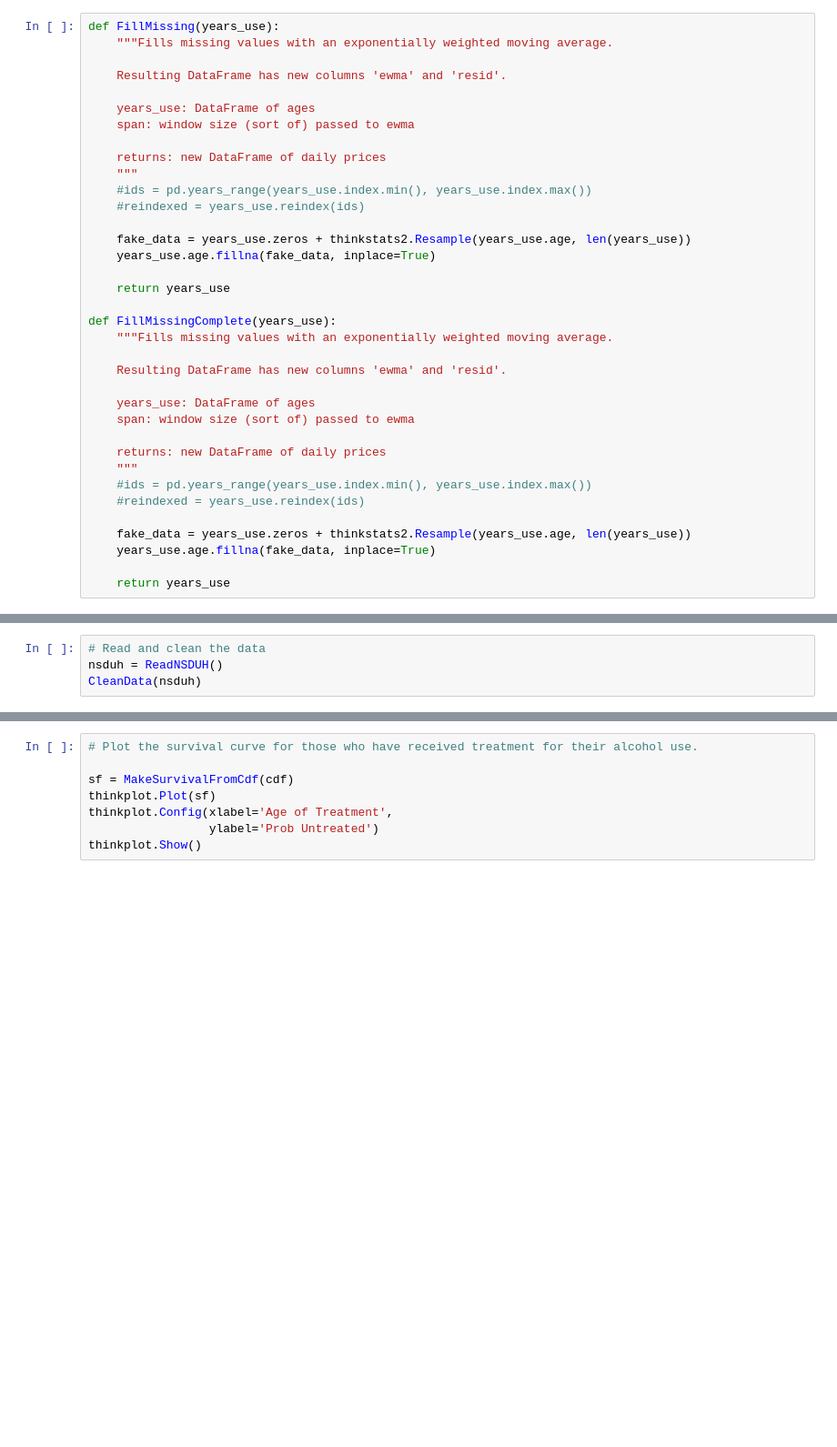
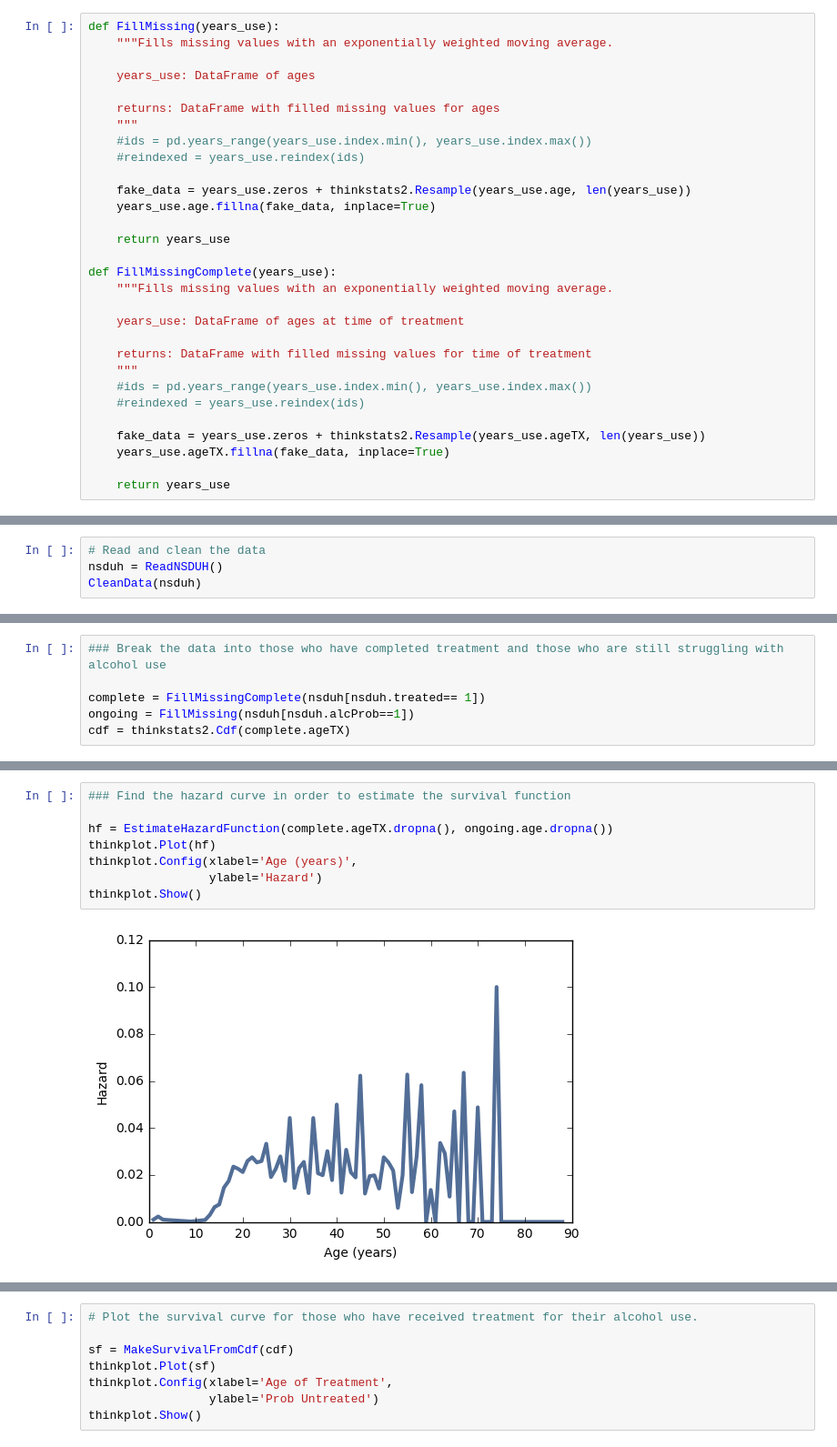
Before and after one commit to KaitlynKeil/ThinkStats2, a Jupyter notebook: code/report2.ipynb, the cells around one changed output, grey strips where cells are left out. Shown: that part at 91% size. Saved outputs shown, nothing was run; the diff lists cells and outputs as text; blank space fills up the shorter version.

Commit message:
Updating report journal, adding an image

```diff
--- a/code/report2.ipynb
+++ b/code/report2.ipynb
@@ -82,12 +92,9 @@ def CleanData(df):
 def FillMissing(years_use):
     """Fills missing values with an exponentially weighted moving average.
 
-    Resulting DataFrame has new columns 'ewma' and 'resid'.
+    years_use: DataFrame of ages
 
-    years_use: DataFrame of ages
-    span: window size (sort of) passed to ewma
-
-    returns: new DataFrame of daily prices
+    returns: DataFrame with filled missing values for ages
     """
     #ids = pd.years_range(years_use.index.min(), years_use.index.max())
     #reindexed = years_use.reindex(ids)
@@ -100,18 +107,15 @@ def FillMissing(years_use):
 def FillMissingComplete(years_use):
     """Fills missing values with an exponentially weighted moving average.
 
-    Resulting DataFrame has new columns 'ewma' and 'resid'.
+    years_use: DataFrame of ages at time of treatment
 
-    years_use: DataFrame of ages
-    span: window size (sort of) passed to ewma
-
-    returns: new DataFrame of daily prices
+    returns: DataFrame with filled missing values for time of treatment
     """
     #ids = pd.years_range(years_use.index.min(), years_use.index.max())
     #reindexed = years_use.reindex(ids)
 
-    fake_data = years_use.zeros + thinkstats2.Resample(years_use.age, len(years_use))
-    years_use.age.fillna(fake_data, inplace=True)
+    fake_data = years_use.zeros + thinkstats2.Resample(years_use.ageTX, len(years_use))
+    years_use.ageTX.fillna(fake_data, inplace=True)
 
     return years_use
 # %%
@@ -164,0 +161,6 @@ See the caveats in the documentation: http://pandas.pydata.org/pandas-docs/stabl
+# %%
+### Break the data into those who have completed treatment and those who are still struggling with alcohol use
+
+complete = FillMissingComplete(nsduh[nsduh.treated== 1])
+ongoing = FillMissing(nsduh[nsduh.alcProb==1])
+cdf = thinkstats2.Cdf(complete.ageTX)
@@ -164,0 +172,10 @@ See the caveats in the documentation: http://pandas.pydata.org/pandas-docs/stabl
+# %%
+### Find the hazard curve in order to estimate the survival function
+
+hf = EstimateHazardFunction(complete.ageTX.dropna(), ongoing.age.dropna())
+thinkplot.Plot(hf)
+thinkplot.Config(xlabel='Age (years)',
+                 ylabel='Hazard')
+thinkplot.Show()
+# %% [output]
+[figure, added]
```
Also changed, not shown: parts of 10 cells of this notebook, 1 other file.
